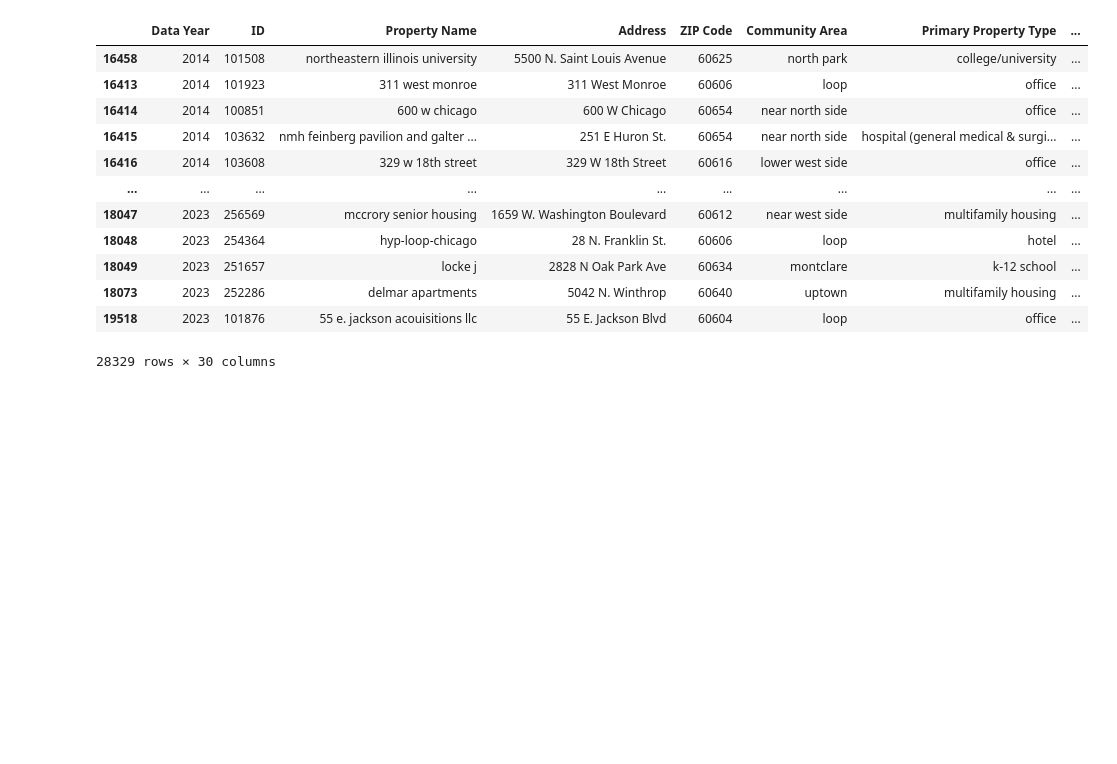
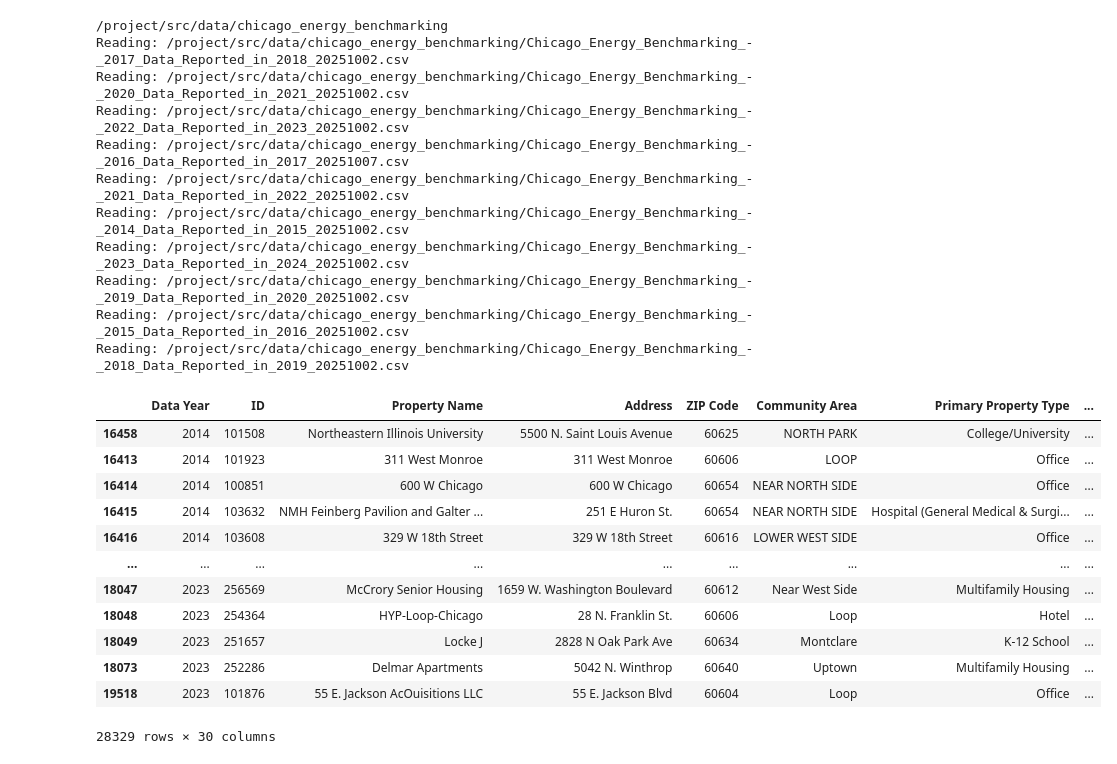
Before and after one commit to dsi-clinic/2025-autumn-city-of-chicago-energy, a Jupyter notebook: notebooks/Test.ipynb, the cells around one changed output. Drawn from its saved outputs; the diff is of its cells as text; code cells hidden in the pictures; blank space fills up the shorter version.

```diff
--- a/notebooks/Test.ipynb
+++ b/notebooks/Test.ipynb
@@ -20,18 +20,29 @@ test_df
 # %%
-from utils.data_utils import load_data
+from utils.data_loader import loading_data
 
-load_data()
+loading_data()
 # %% [output]
+/project/src/data/chicago_energy_benchmarking
+Reading: /project/src/data/chicago_energy_benchmarking/Chicago_Energy_Benchmarking_-_2017_Data_Reported_in_2018_20251002.csv
+Reading: /project/src/data/chicago_energy_benchmarking/Chicago_Energy_Benchmarking_-_2020_Data_Reported_in_2021_20251002.csv
+Reading: /project/src/data/chicago_energy_benchmarking/Chicago_Energy_Benchmarking_-_2022_Data_Reported_in_2023_20251002.csv
+Reading: /project/src/data/chicago_energy_benchmarking/Chicago_Energy_Benchmarking_-_2016_Data_Reported_in_2017_20251007.csv
+Reading: /project/src/data/chicago_energy_benchmarking/Chicago_Energy_Benchmarking_-_2021_Data_Reported_in_2022_20251002.csv
+Reading: /project/src/data/chicago_energy_benchmarking/Chicago_Energy_Benchmarking_-_2014_Data_Reported_in_2015_20251002.csv
+Reading: /project/src/data/chicago_energy_benchmarking/Chicago_Energy_Benchmarking_-_2023_Data_Reported_in_2024_20251002.csv
+Reading: /project/src/data/chicago_energy_benchmarking/Chicago_Energy_Benchmarking_-_2019_Data_Reported_in_2020_20251002.csv
+Reading: /project/src/data/chicago_energy_benchmarking/Chicago_Energy_Benchmarking_-_2015_Data_Reported_in_2016_20251002.csv
+Reading: /project/src/data/chicago_energy_benchmarking/Chicago_Energy_Benchmarking_-_2018_Data_Reported_in_2019_20251002.csv
 |  | Data Year | ID | Property Name | Address | ZIP Code | Community Area | Primary Property Type | ... |
-| 16458 | 2014 | 101508 | northeastern illinois university | 5500 N. Saint Louis Avenue | 60625 | north park | college/university | ... |
-| 16413 | 2014 | 101923 | 311 west monroe | 311 West Monroe | 60606 | loop | office | ... |
-| 16414 | 2014 | 100851 | 600 w chicago | 600 W Chicago | 60654 | near north side | office | ... |
-| 16415 | 2014 | 103632 | nmh feinberg pavilion and galter ... | 251 E Huron St. | 60654 | near north side | hospital (general medical & surgi... | ... |
-| 16416 | 2014 | 103608 | 329 w 18th street | 329 W 18th Street | 60616 | lower west side | office | ... |
+| 16458 | 2014 | 101508 | Northeastern Illinois University | 5500 N. Saint Louis Avenue | 60625 | NORTH PARK | College/University | ... |
+| 16413 | 2014 | 101923 | 311 West Monroe | 311 West Monroe | 60606 | LOOP | Office | ... |
+| 16414 | 2014 | 100851 | 600 W Chicago | 600 W Chicago | 60654 | NEAR NORTH SIDE | Office | ... |
+| 16415 | 2014 | 103632 | NMH Feinberg Pavilion and Galter ... | 251 E Huron St. | 60654 | NEAR NORTH SIDE | Hospital (General Medical & Surgi... | ... |
+| 16416 | 2014 | 103608 | 329 W 18th Street | 329 W 18th Street | 60616 | LOWER WEST SIDE | Office | ... |
 | ... | ... | ... | ... | ... | ... | ... | ... | ... |
-| 18047 | 2023 | 256569 | mccrory senior housing | 1659 W. Washington Boulevard | 60612 | near west side | multifamily housing | ... |
-| 18048 | 2023 | 254364 | hyp-loop-chicago | 28 N. Franklin St. | 60606 | loop | hotel | ... |
-| 18049 | 2023 | 251657 | locke j | 2828 N Oak Park Ave | 60634 | montclare | k-12 school | ... |
-| 18073 | 2023 | 252286 | delmar apartments | 5042 N. Winthrop | 60640 | uptown | multifamily housing | ... |
-| 19518 | 2023 | 101876 | 55 e. jackson acouisitions llc | 55 E. Jackson Blvd | 60604 | loop | office | ... |
+| 18047 | 2023 | 256569 | McCrory Senior Housing | 1659 W. Washington Boulevard | 60612 | Near West Side | Multifamily Housing | ... |
+| 18048 | 2023 | 254364 | HYP-Loop-Chicago | 28 N. Franklin St. | 60606 | Loop | Hotel | ... |
+| 18049 | 2023 | 251657 | Locke J | 2828 N Oak Park Ave | 60634 | Montclare | K-12 School | ... |
+| 18073 | 2023 | 252286 | Delmar Apartments | 5042 N. Winthrop | 60640 | Uptown | Multifamily Housing | ... |
+| 19518 | 2023 | 101876 | 55 E. Jackson AcOuisitions LLC | 55 E. Jackson Blvd | 60604 | Loop | Office | ... |
-28329 rows × 30 columns
+28329 rows × 30 columns
```
Also changed, not shown: parts of 1 cell of this notebook, 8 other files.
